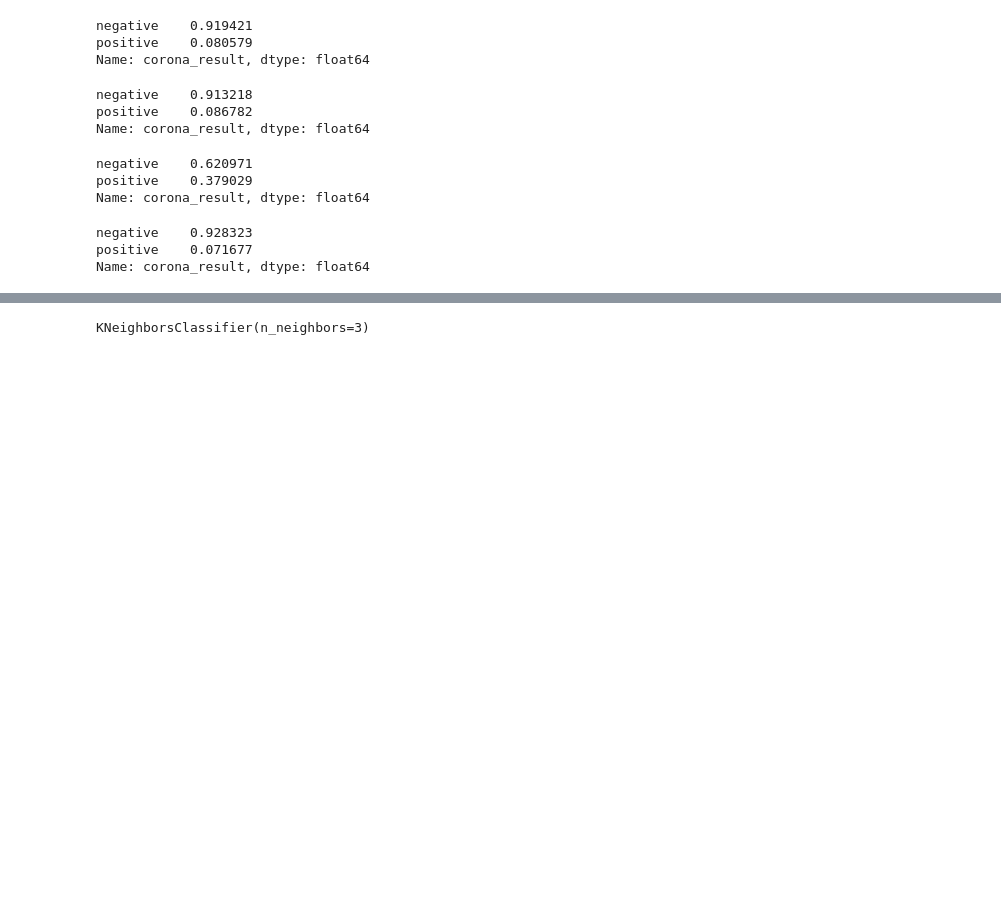
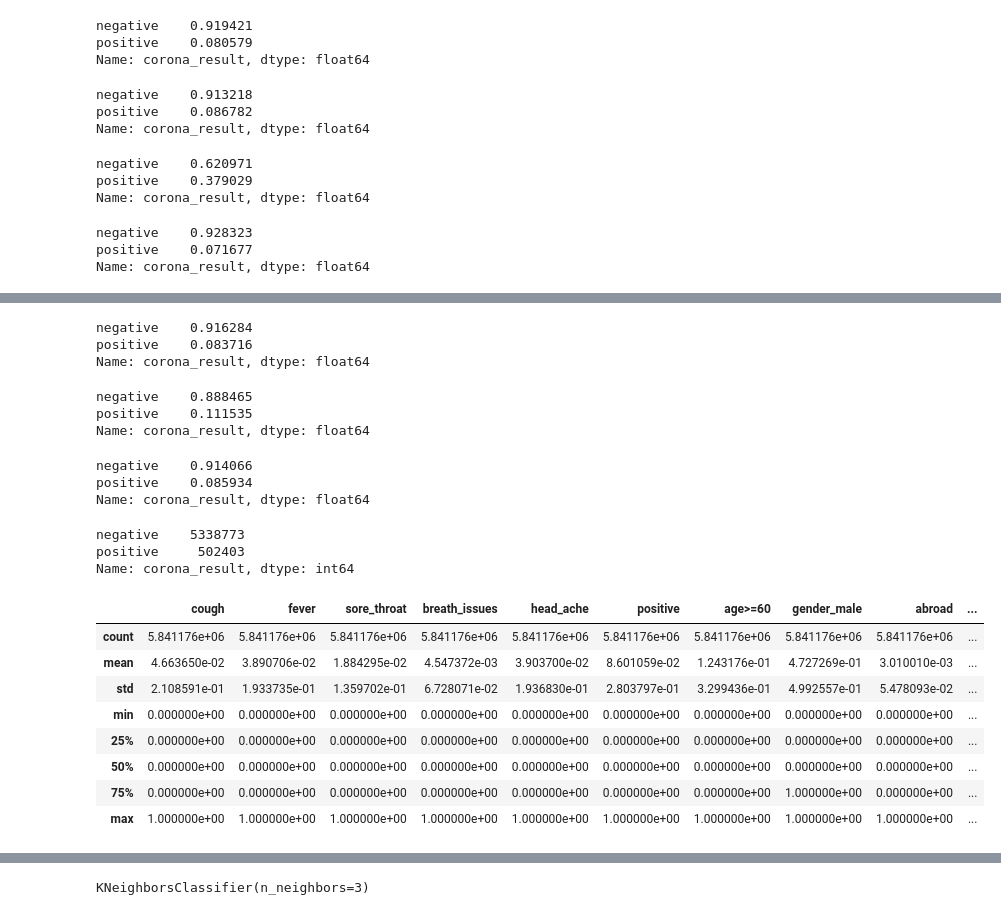
Before and after one commit to zgk2003/covid19_prediction, a Jupyter notebook: israel_detailed_data.ipynb, the cells around one changed output, grey strips where cells are left out. Drawn from its saved outputs; the diff is of its cells as text; code cells hidden in the pictures; blank space fills up the shorter version.

```diff
--- a/israel_detailed_data.ipynb
+++ b/israel_detailed_data.ipynb
@@ -239,2 +233,26 @@ Name: corona_result, dtype: float64
+# %%
+data[data['gender'] == 'female']['corona_result'].value_counts(normalize=True)
+# %% [output]
+negative    0.916284
+positive    0.083716
+Name: corona_result, dtype: float64
+# %%
+data[data['test_indication'] == 'Abroad']['corona_result'].value_counts(normalize=True)
+# %% [output]
+negative    0.888465
+positive    0.111535
+Name: corona_result, dtype: float64
+# %%
+data[data['test_indication'] != 'Abroad']['corona_result'].value_counts(normalize=True)
+# %% [output]
+negative    0.914066
+positive    0.085934
+Name: corona_result, dtype: float64
+# %%
+data['corona_result'].value_counts(normalize = False)
+# %% [output]
+negative    5338773
+positive     502403
+Name: corona_result, dtype: int64
 # %%
 one_hot = pd.get_dummies(data)
@@ -241,0 +262,12 @@ one_hot = one_hot.drop(['corona_result_negative', 'age_60_and_above_No', 'gender
+# %%
+one_hot.describe()
+# %% [output]
+|  | cough | fever | sore_throat | breath_issues | head_ache | positive | age>=60 | gender_male | abroad | ... |
+| count | 5.841176e+06 | 5.841176e+06 | 5.841176e+06 | 5.841176e+06 | 5.841176e+06 | 5.841176e+06 | 5.841176e+06 | 5.841176e+06 | 5.841176e+06 | ... |
+| mean | 4.663650e-02 | 3.890706e-02 | 1.884295e-02 | 4.547372e-03 | 3.903700e-02 | 8.601059e-02 | 1.243176e-01 | 4.727269e-01 | 3.010010e-03 | ... |
+| std | 2.108591e-01 | 1.933735e-01 | 1.359702e-01 | 6.728071e-02 | 1.936830e-01 | 2.803797e-01 | 3.299436e-01 | 4.992557e-01 | 5.478093e-02 | ... |
+| min | 0.000000e+00 | 0.000000e+00 | 0.000000e+00 | 0.000000e+00 | 0.000000e+00 | 0.000000e+00 | 0.000000e+00 | 0.000000e+00 | 0.000000e+00 | ... |
+| 25% | 0.000000e+00 | 0.000000e+00 | 0.000000e+00 | 0.000000e+00 | 0.000000e+00 | 0.000000e+00 | 0.000000e+00 | 0.000000e+00 | 0.000000e+00 | ... |
+| 50% | 0.000000e+00 | 0.000000e+00 | 0.000000e+00 | 0.000000e+00 | 0.000000e+00 | 0.000000e+00 | 0.000000e+00 | 0.000000e+00 | 0.000000e+00 | ... |
+| 75% | 0.000000e+00 | 0.000000e+00 | 0.000000e+00 | 0.000000e+00 | 0.000000e+00 | 0.000000e+00 | 0.000000e+00 | 1.000000e+00 | 0.000000e+00 | ... |
+| max | 1.000000e+00 | 1.000000e+00 | 1.000000e+00 | 1.000000e+00 | 1.000000e+00 | 1.000000e+00 | 1.000000e+00 | 1.000000e+00 | 1.000000e+00 | ... |
```
Also changed, not shown: parts of 48 cells of this notebook, 14 other files.
